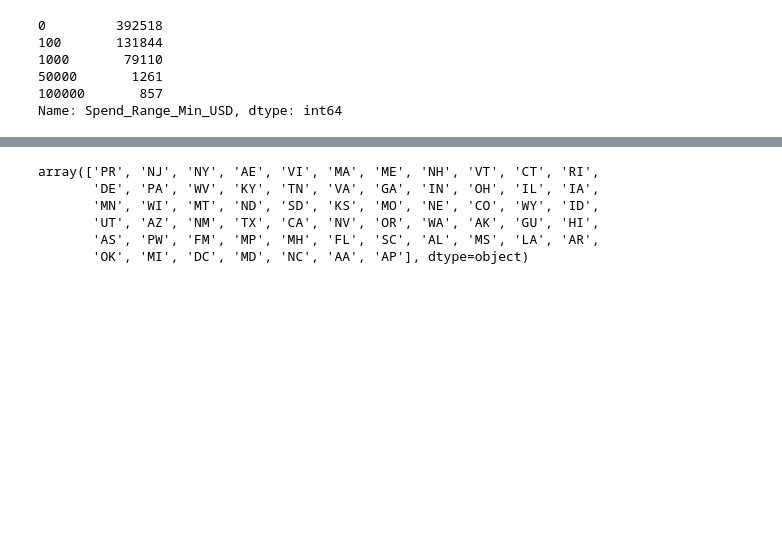
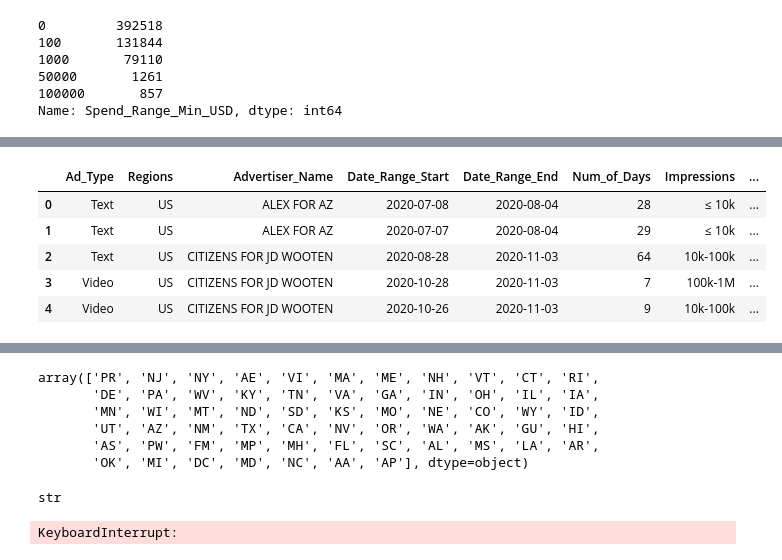
Before and after one commit to esalamon17/Google-Political-Ads, a Jupyter notebook: testing datasetst.ipynb, the cells around one changed output, grey strips where cells are left out. Saved outputs shown, nothing was run; the diff lists cells and outputs as text; code cells hidden in the pictures; blank space fills up the shorter version.

```diff
--- a/testing datasetst.ipynb
+++ b/testing datasetst.ipynb
@@ -66,3 +103,13 @@ data.head()
+# %%
+clean_data = pd.read_csv('export_dataframe.csv')
+clean_data.head()
+# %% [output]
+|  | Ad_Type | Regions | Advertiser_Name | Date_Range_Start | Date_Range_End | Num_of_Days | Impressions | ... |
+| 0 | Text | US | ALEX FOR AZ | 2020-07-08 | 2020-08-04 | 28 | ≤ 10k | ... |
+| 1 | Text | US | ALEX FOR AZ | 2020-07-07 | 2020-08-04 | 29 | ≤ 10k | ... |
+| 2 | Text | US | CITIZENS FOR JD WOOTEN | 2020-08-28 | 2020-11-03 | 64 | 10k-100k | ... |
+| 3 | Video | US | CITIZENS FOR JD WOOTEN | 2020-10-28 | 2020-11-03 | 7 | 100k-1M | ... |
+| 4 | Video | US | CITIZENS FOR JD WOOTEN | 2020-10-26 | 2020-11-03 | 9 | 10k-100k | ... |
 # %%
 zips =  pd.read_csv('free-zipcode-database-Primary.csv')
 zips.head()
@@ -82,3 +129,7 @@ array(['PR', 'NJ', 'NY', 'AE', 'VI', 'MA', 'ME', 'NH', 'VT', 'CT', 'RI',
        'UT', 'AZ', 'NM', 'TX', 'CA', 'NV', 'OR', 'WA', 'AK', 'GU', 'HI',
        'AS', 'PW', 'FM', 'MP', 'MH', 'FL', 'SC', 'AL', 'MS', 'LA', 'AR',
        'OK', 'MI', 'DC', 'MD', 'NC', 'AA', 'AP'], dtype=object)
+# %%
+type(clean_data.loc[0, 'Geo_Targeting_Included'])
+# %% [output]
+str
@@ -84,0 +138,17 @@ array(['PR', 'NJ', 'NY', 'AE', 'VI', 'MA', 'ME', 'NH', 'VT', 'CT', 'RI',
+# %%
+#trying to change zipcode lists into cities; takes a ton of time
+
+zip_column = []
+for x in range(len(list_zips)):
+    list_of_zips = []
+    for zip in list_zips[x]:
+        if zip.isdigit():
+            int_zip = int(zip)
+            zips_item = zips.loc[zips['Zipcode'] == int_zip]
+            if(len(zips_item) == 1):
+                list_of_zips.append(zips_item['City'].item())
+        else:
+            list_of_zips.append(zip)
+    zip_column.append(set(list_of_zips))
+# %% [output]
+KeyboardInterrupt:
```
Also changed, not shown: parts of 14 cells of this notebook.
